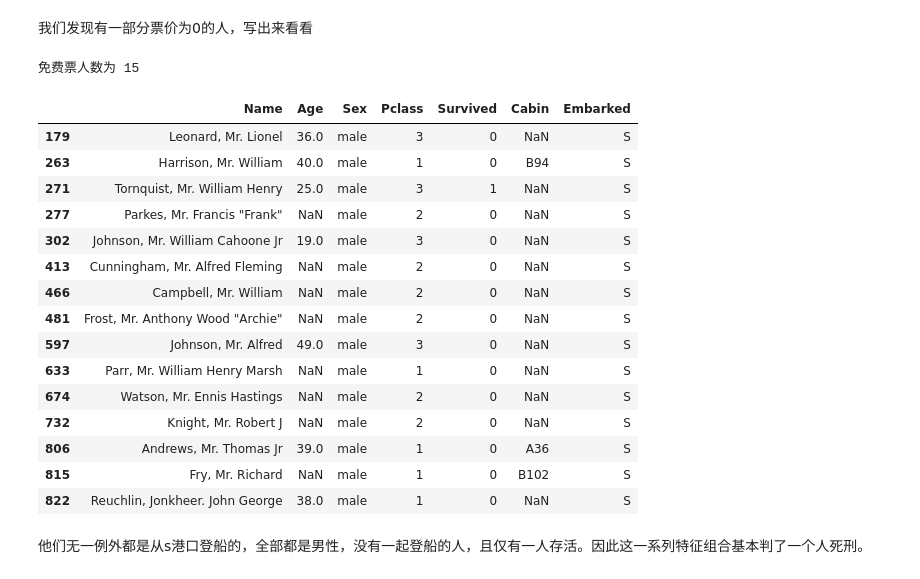
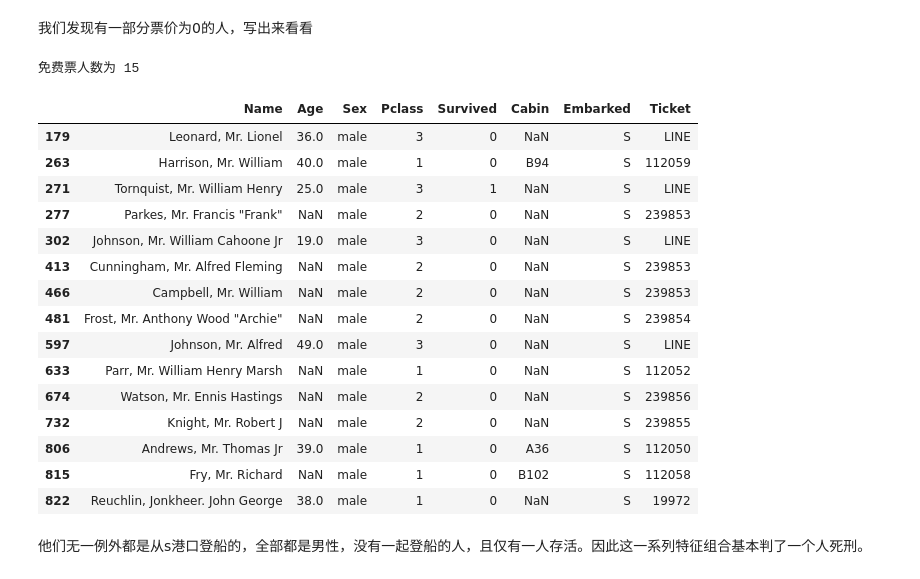
Before and after one commit to yjcyjjc/Titanic-MachineLearning-Project, a Jupyter notebook: EDA.ipynb, the cells around one changed output. Saved outputs shown, nothing was run; the diff lists cells and outputs as text; code cells hidden in the pictures.

```diff
--- a/EDA.ipynb
+++ b/EDA.ipynb
@@ -135,27 +135,27 @@ Name: Fare, dtype: float64
 # %% [markdown]
 我们发现有一部分票价为0的人，写出来看看
 # %%
-free_ticket=data[data['Fare']==0][['Name','Age','Sex','Pclass','Survived','Cabin','Embarked']]
+free_ticket=data[data['Fare']==0][['Name','Age','Sex','Pclass','Survived','Cabin','Embarked','Ticket']]
 print("免费票人数为",len(free_ticket),'\n')
 free_ticket.head(15)
 # %% [output]
 免费票人数为 15
-|  | Name | Age | Sex | Pclass | Survived | Cabin | Embarked |
-| 179 | Leonard, Mr. Lionel | 36.0 | male | 3 | 0 | NaN | S |
-| 263 | Harrison, Mr. William | 40.0 | male | 1 | 0 | B94 | S |
-| 271 | Tornquist, Mr. William Henry | 25.0 | male | 3 | 1 | NaN | S |
-| 277 | Parkes, Mr. Francis "Frank" | NaN | male | 2 | 0 | NaN | S |
-| 302 | Johnson, Mr. William Cahoone Jr | 19.0 | male | 3 | 0 | NaN | S |
-| 413 | Cunningham, Mr. Alfred Fleming | NaN | male | 2 | 0 | NaN | S |
-| 466 | Campbell, Mr. William | NaN | male | 2 | 0 | NaN | S |
-| 481 | Frost, Mr. Anthony Wood "Archie" | NaN | male | 2 | 0 | NaN | S |
-| 597 | Johnson, Mr. Alfred | 49.0 | male | 3 | 0 | NaN | S |
-| 633 | Parr, Mr. William Henry Marsh | NaN | male | 1 | 0 | NaN | S |
-| 674 | Watson, Mr. Ennis Hastings | NaN | male | 2 | 0 | NaN | S |
-| 732 | Knight, Mr. Robert J | NaN | male | 2 | 0 | NaN | S |
-| 806 | Andrews, Mr. Thomas Jr | 39.0 | male | 1 | 0 | A36 | S |
-| 815 | Fry, Mr. Richard | NaN | male | 1 | 0 | B102 | S |
-| 822 | Reuchlin, Jonkheer. John George | 38.0 | male | 1 | 0 | NaN | S |
+|  | Name | Age | Sex | Pclass | Survived | Cabin | Embarked | Ticket |
+| 179 | Leonard, Mr. Lionel | 36.0 | male | 3 | 0 | NaN | S | LINE |
+| 263 | Harrison, Mr. William | 40.0 | male | 1 | 0 | B94 | S | 112059 |
+| 271 | Tornquist, Mr. William Henry | 25.0 | male | 3 | 1 | NaN | S | LINE |
+| 277 | Parkes, Mr. Francis "Frank" | NaN | male | 2 | 0 | NaN | S | 239853 |
+| 302 | Johnson, Mr. William Cahoone Jr | 19.0 | male | 3 | 0 | NaN | S | LINE |
+| 413 | Cunningham, Mr. Alfred Fleming | NaN | male | 2 | 0 | NaN | S | 239853 |
+| 466 | Campbell, Mr. William | NaN | male | 2 | 0 | NaN | S | 239853 |
+| 481 | Frost, Mr. Anthony Wood "Archie" | NaN | male | 2 | 0 | NaN | S | 239854 |
+| 597 | Johnson, Mr. Alfred | 49.0 | male | 3 | 0 | NaN | S | LINE |
+| 633 | Parr, Mr. William Henry Marsh | NaN | male | 1 | 0 | NaN | S | 112052 |
+| 674 | Watson, Mr. Ennis Hastings | NaN | male | 2 | 0 | NaN | S | 239856 |
+| 732 | Knight, Mr. Robert J | NaN | male | 2 | 0 | NaN | S | 239855 |
+| 806 | Andrews, Mr. Thomas Jr | 39.0 | male | 1 | 0 | A36 | S | 112050 |
+| 815 | Fry, Mr. Richard | NaN | male | 1 | 0 | B102 | S | 112058 |
+| 822 | Reuchlin, Jonkheer. John George | 38.0 | male | 1 | 0 | NaN | S | 19972 |
 # %% [markdown]
 他们无一例外都是从s港口登船的，全部都是男性，没有一起登船的人，且仅有一人存活。因此这一系列特征组合基本判了一个人死刑。
 # %% [markdown]
```
Also changed, not shown: parts of 11 cells of this notebook.
